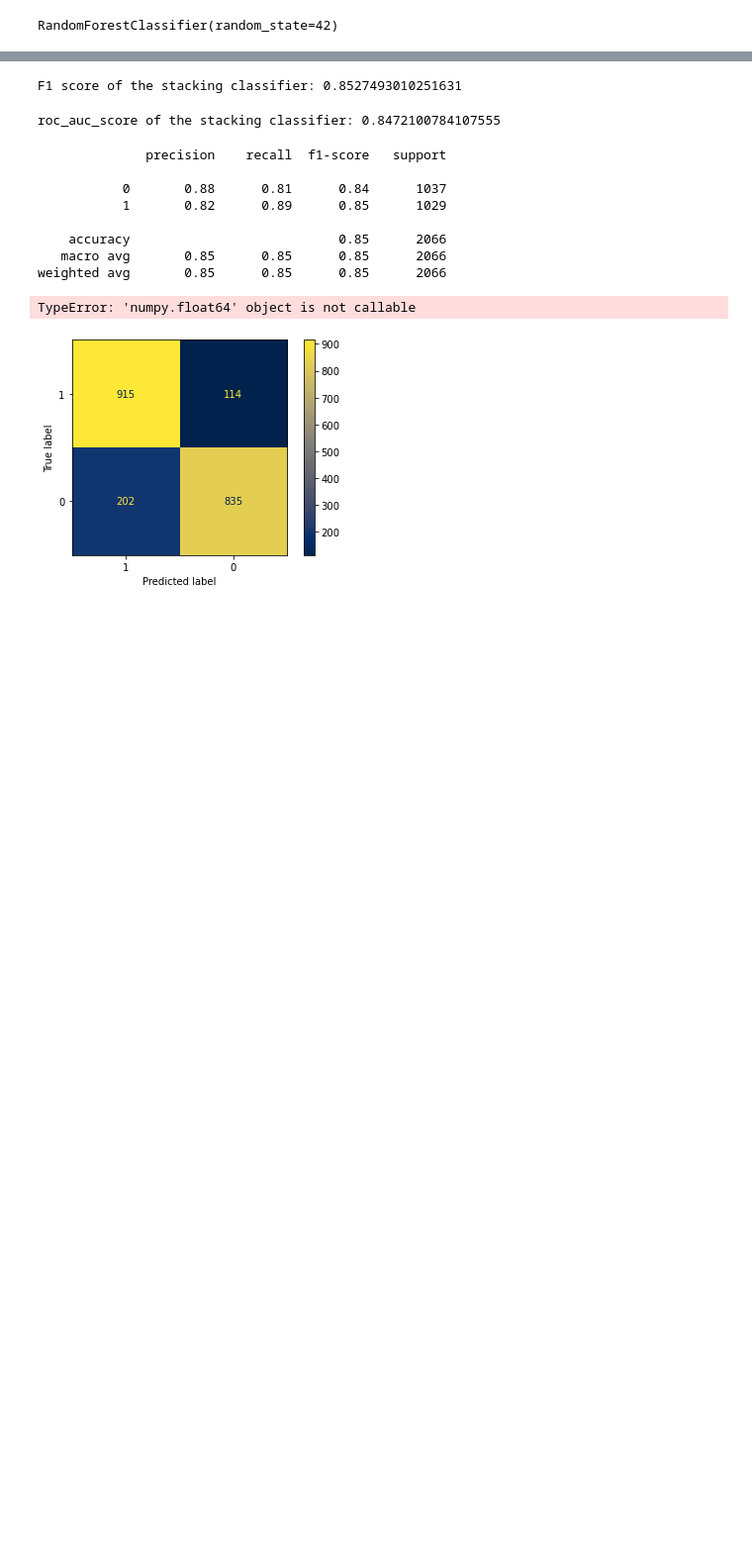
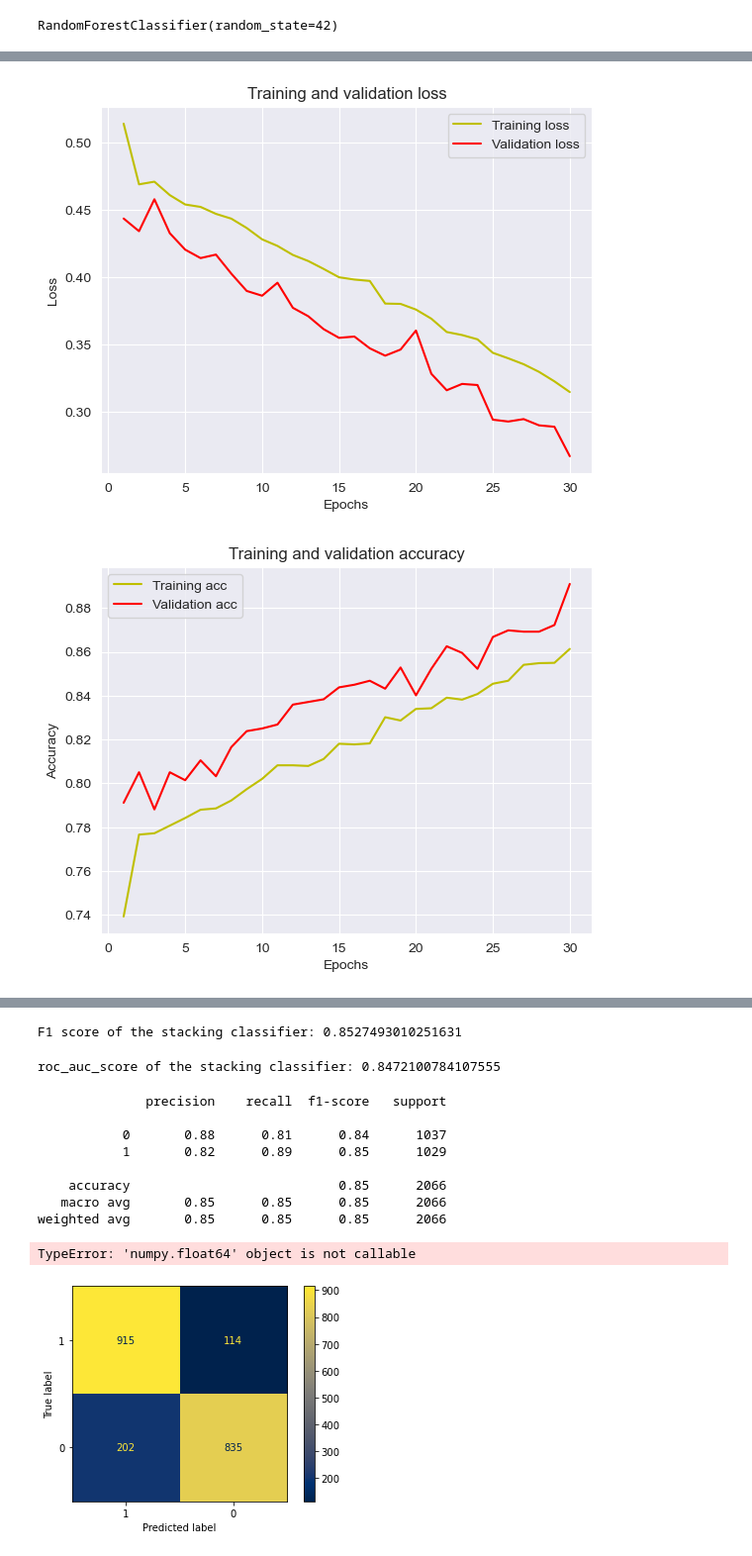
Before and after one commit to rapiseg/churn_prediction_system, a Jupyter notebook: notebooks/data_exploration_and_model_building.ipynb, the cells around one changed output, grey strips where cells are left out. Shown at 99% size. Cells and saved outputs as stored; diff of their text form; code cells hidden in the pictures; blank space fills up the shorter version.

```diff
--- a/notebooks/data_exploration_and_model_building.ipynb
+++ b/notebooks/data_exploration_and_model_building.ipynb
@@ -341,6 +394,6 @@ X_resampled, y_resampled = smote.fit_resample(X, y)
 # %%
 # Split the data into training and test sets
-X_train, X_test, y_train, y_test = train_test_split(X_resampled, y_resampled, test_size=0.2, random_state=42)
+X_train, X_val, y_train, y_val = train_test_split(X_resampled, y_resampled, test_size=0.2, random_state=42)
 # %%
 # check the distribution of the target variable in the resampled data
 y_train.value_counts()
@@ -393,0 +440,3 @@ F1 Score: 0.8477
+# %%
+X = X.to_numpy()
+y = y.to_numpy()
@@ -559,7 +605,30 @@ Total params: 14,685,697
 Trainable params: 14,685,697
 Non-trainable params: 0
 _________________________________________________________________
+# %%
+import matplotlib.pyplot as plt
+def plot_val_acc_loss(history):
+    #plot the training and validation accuracy and loss at each epoch
+    loss = history.history['loss']
+    val_loss = history.history['val_loss']
+    epochs = range(1, len(loss) + 1)
+    plt.plot(epochs, loss, 'y', label='Training loss')
+    plt.plot(epochs, val_loss, 'r', label='Validation loss')
+    plt.title('Training and validation loss')
+    plt.xlabel('Epochs')
+    plt.ylabel('Loss')
+    plt.legend()
+    plt.show()
+    acc = history.history['accuracy']
+    val_acc = history.history['val_accuracy']
+    plt.plot(epochs, acc, 'y', label='Training acc')
+    plt.plot(epochs, val_acc, 'r', label='Validation acc')
+    plt.title('Training and validation accuracy')
+    plt.xlabel('Epochs')
+    plt.ylabel('Accuracy')
+    plt.legend()
+    plt.show()
 # %%
-model.fit(X_train, y_train, epochs=30, batch_size=128,validation_data=(X_test, y_test))
+history = model.fit(X_train, y_train, epochs=30, batch_size=128,validation_data=(X_val, y_val))
 # %% [output]
 Epoch 1/30
@@ -583,3 +651,8 @@ Epoch 30/30
+# %%
+plot_val_acc_loss(history)
+# %% [output]
+[figure, added]
+[figure, added]
 # %%
 model.evaluate(X_test, y_test)
 from sklearn.metrics import confusion_matrix, classification_report
```
Also changed, not shown: parts of 41 cells of this notebook, 19 other files.
